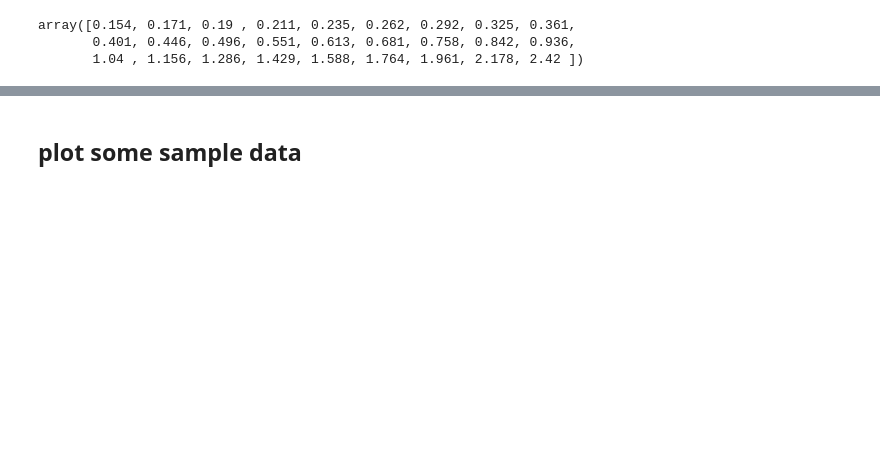
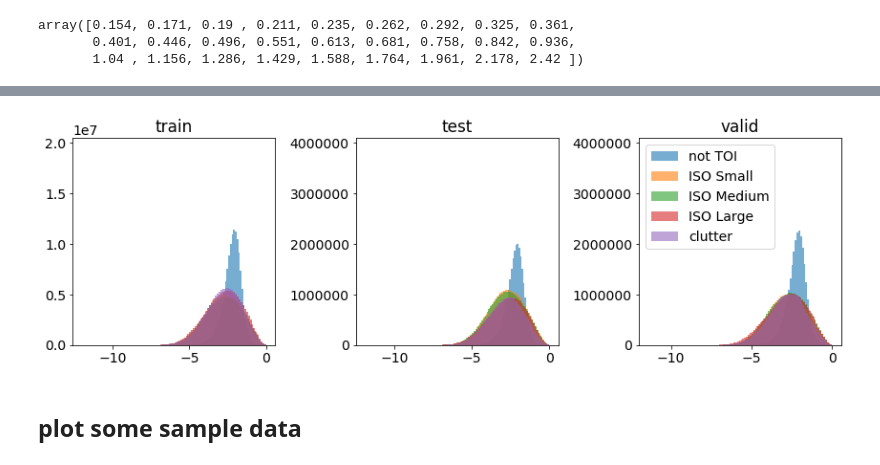
Before and after one commit to lheagy/uxo-notebooks, a Jupyter notebook: train-with-noise-scale-data-variable-noise-diff-polarizations-diff-obj-plus-clutter-Copy3.ipynb, the cells around one changed output, grey strips where cells are left out. Cells and saved outputs as stored; diff of their text form; code cells hidden in the pictures; blank space fills up the shorter version.

```diff
--- a/train-with-noise-scale-data-variable-noise-diff-polarizations-diff-obj-plus-clutter-Copy3.ipynb
+++ b/train-with-noise-scale-data-variable-noise-diff-polarizations-diff-obj-plus-clutter-Copy3.ipynb
@@ -377,5 +390,5 @@ scaled_data_valid = [d*time_scaling for d in data_valid]
 # %%
-def normalize_data(d, eps=1e-12):
+def normalize_data(d, eps=1e-6):
     dd = d.reshape(d.shape[0], np.prod(d.shape[1:]), order="F")
     normalize_by = np.max(np.abs(dd), 1) + eps
     return (dd.T/normalize_by).T.reshape(d.shape, order="F")
@@ -384,24 +397,26 @@ normalized_data_train = normalize_data(np.stack(scaled_data_train, 0))
 normalized_data_test = normalize_data(np.stack(scaled_data_test, 0))
 normalized_data_valid = normalize_data(np.stack(scaled_data_valid, 0))
 # %%
-# fig, ax = plt.subplots(1, 3, figsize=(12, 4))
-# ax = ax.flatten()
+fig, ax = plt.subplots(1, 3, figsize=(12, 4))
+ax = ax.flatten()
 
-# for a, data, labels, title in zip(
-#     ax,
-#     [normalized_data_train, normalized_data_test, normalized_data_valid],
-#     [labels_train, labels_test, labels_valid],
-#     ["train", "test", "valid"]
-# ):
-# #     data = np.stack(data, 0)
-#     for j in range(n_class):
-#         inds = labels == j
-#         a.hist(np.log10(np.abs(data[inds, :, :, :])+1e-12).flatten(), 100, color=f"C{j}", alpha=0.6)
-#         a.set_title(title)
-#         a.set_ylim([0, data.shape[0]*2e3])
+for a, data, labels, title in zip(
+    ax,
+    [normalized_data_train, normalized_data_test, normalized_data_valid],
+    [labels_train, labels_test, labels_valid],
+    ["train", "test", "valid"]
+):
+#     data = np.stack(data, 0)
+    for j in range(n_class):
+        inds = labels == j
+        a.hist(np.log10(np.abs(data[inds, :, :, :])+1e-12).flatten(), 100, color=f"C{j}", alpha=0.6)
+        a.set_title(title)
+        a.set_ylim([0, data.shape[0]*2e3])
 
-# ax[2].legend(list(class_dict.values()))
-# plt.tight_layout()
+ax[2].legend(list(class_dict.values()))
+plt.tight_layout()
+# %% [output]
+[figure, added]
 # %% [markdown]
 ## plot some sample data
 # %%
```
Also changed, not shown: parts of 34 cells of this notebook, 6 other files.
